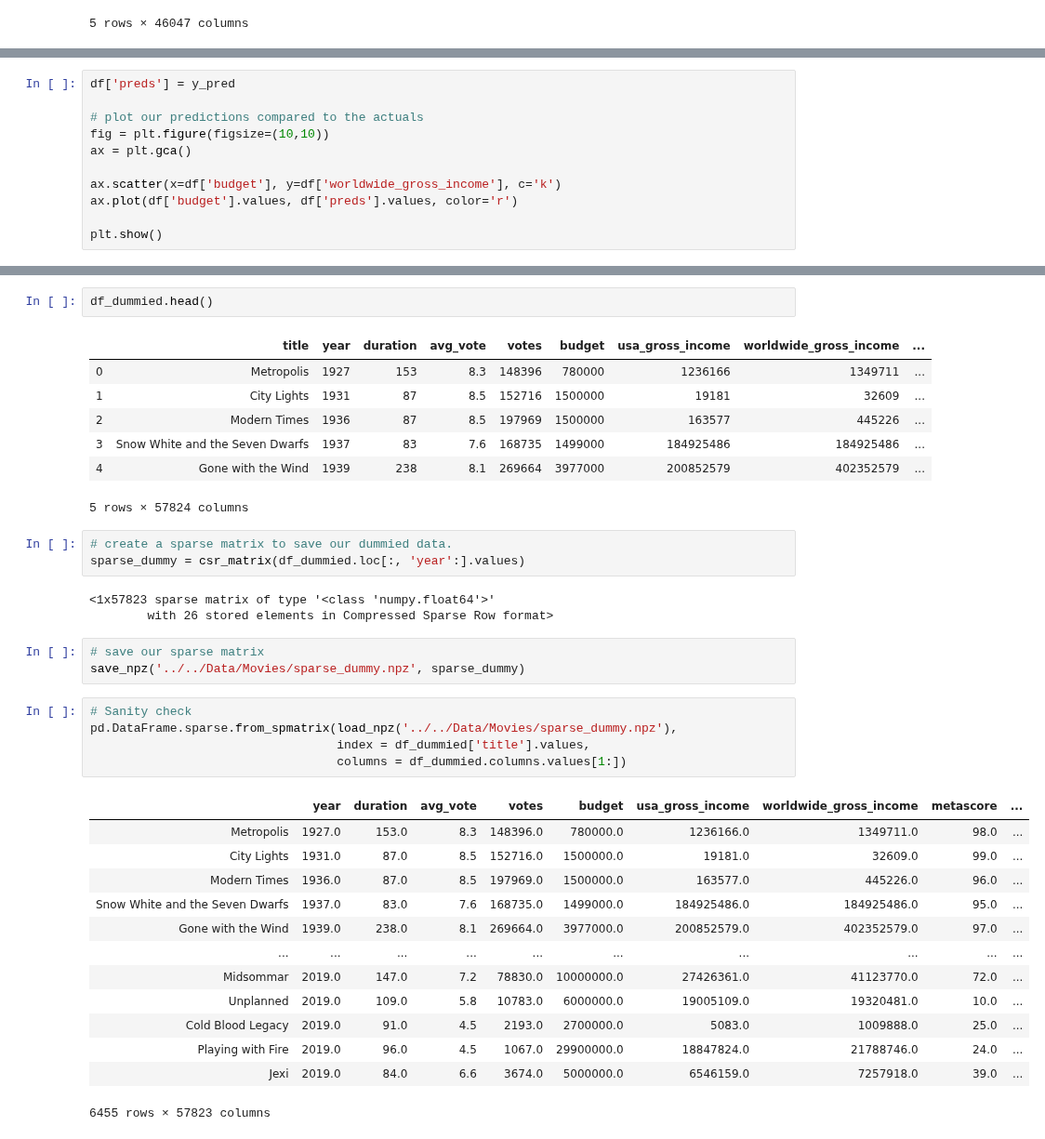
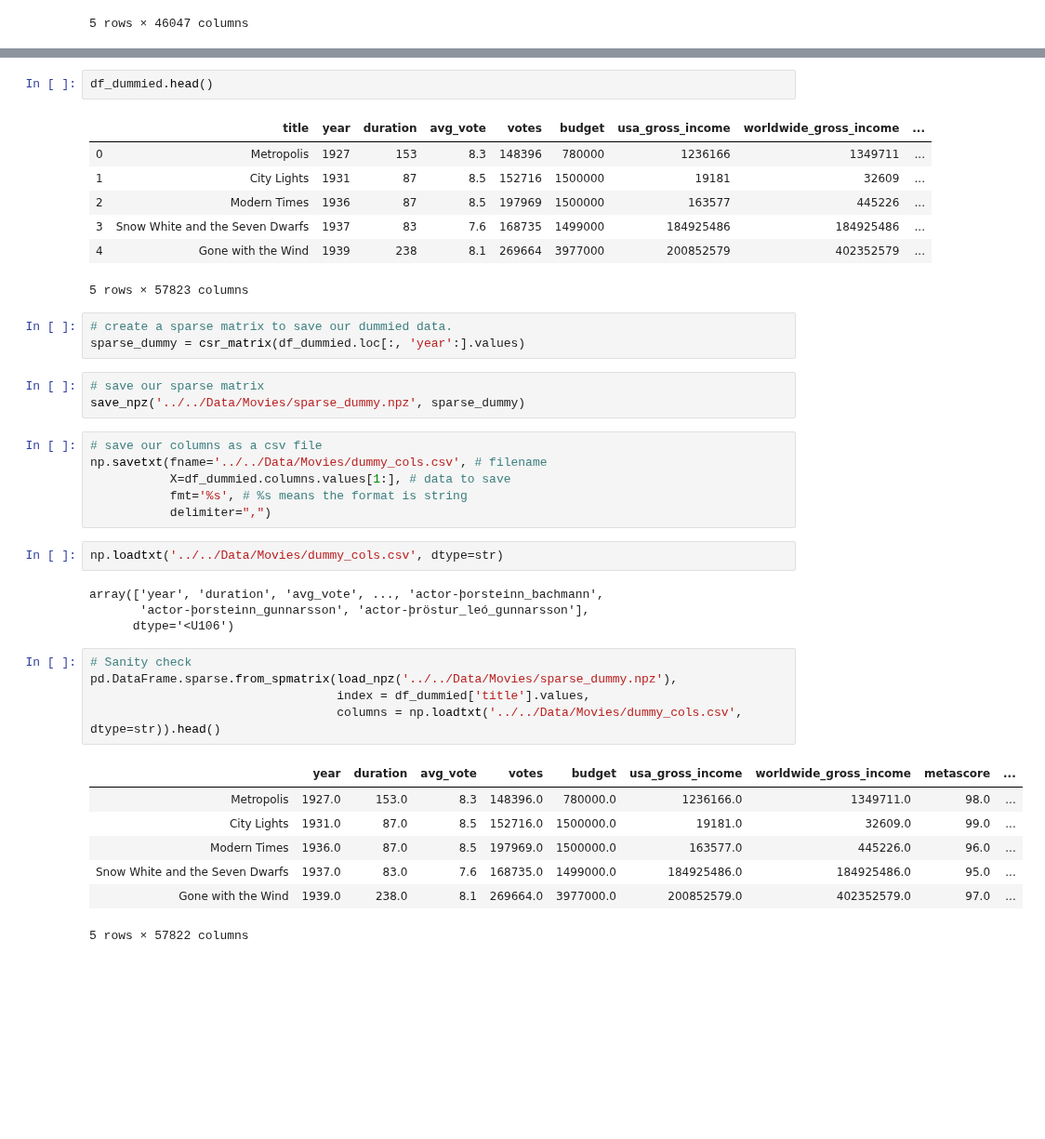
Before and after one commit to CreightonAshton/Scratchwork, a Jupyter notebook: Code/Movies/02-EDA.ipynb, the cells around one changed output, grey strips where cells are left out. Shown at 93% size. Saved outputs shown, nothing was run; the diff lists cells and outputs as text; blank space fills up the shorter version.

```diff
--- a/Code/Movies/02-EDA.ipynb
+++ b/Code/Movies/02-EDA.ipynb
@@ -332,11 +250,0 @@ The average of our residuals means that, on average, our predictions are off by
-# %%
-df['preds'] = y_pred
-
-# plot our predictions compared to the actuals
-fig = plt.figure(figsize=(10,10))
-ax = plt.gca()
-
-ax.scatter(x=df['budget'], y=df['worldwide_gross_income'], c='k')
-ax.plot(df['budget'].values, df['preds'].values, color='r')
-
-plt.show()
@@ -414,32 +296,35 @@ df_dummied.head()
 | 2 | Modern Times | 1936 | 87 | 8.5 | 197969 | 1500000 | 163577 | 445226 | ... |
 | 3 | Snow White and the Seven Dwarfs | 1937 | 83 | 7.6 | 168735 | 1499000 | 184925486 | 184925486 | ... |
 | 4 | Gone with the Wind | 1939 | 238 | 8.1 | 269664 | 3977000 | 200852579 | 402352579 | ... |
-5 rows × 57824 columns
+5 rows × 57823 columns
 # %%
 # create a sparse matrix to save our dummied data.
 sparse_dummy = csr_matrix(df_dummied.loc[:, 'year':].values)
-# %% [output]
-<1x57823 sparse matrix of type '<class 'numpy.float64'>'
-        with 26 stored elements in Compressed Sparse Row format>
 # %%
 # save our sparse matrix
 save_npz('../../Data/Movies/sparse_dummy.npz', sparse_dummy)
+# %%
+# save our columns as a csv file
+np.savetxt(fname='../../Data/Movies/dummy_cols.csv', # filename
+           X=df_dummied.columns.values[1:], # data to save
+           fmt='%s', # %s means the format is string
+           delimiter=",")
+# %%
+np.loadtxt('../../Data/Movies/dummy_cols.csv', dtype=str)
+# %% [output]
+array(['year', 'duration', 'avg_vote', ..., 'actor-þorsteinn_bachmann',
+       'actor-þorsteinn_gunnarsson', 'actor-þröstur_leó_gunnarsson'],
+      dtype='<U106')
 # %%
 # Sanity check
 pd.DataFrame.sparse.from_spmatrix(load_npz('../../Data/Movies/sparse_dummy.npz'),
                                   index = df_dummied['title'].values,
-                                  columns = df_dummied.columns.values[1:])
+                                  columns = np.loadtxt('../../Data/Movies/dummy_cols.csv', dtype=str)).head()
 # %% [output]
 |  | year | duration | avg_vote | votes | budget | usa_gross_income | worldwide_gross_income | metascore | ... |
 | Metropolis | 1927.0 | 153.0 | 8.3 | 148396.0 | 780000.0 | 1236166.0 | 1349711.0 | 98.0 | ... |
 | City Lights | 1931.0 | 87.0 | 8.5 | 152716.0 | 1500000.0 | 19181.0 | 32609.0 | 99.0 | ... |
 | Modern Times | 1936.0 | 87.0 | 8.5 | 197969.0 | 1500000.0 | 163577.0 | 445226.0 | 96.0 | ... |
 | Snow White and the Seven Dwarfs | 1937.0 | 83.0 | 7.6 | 168735.0 | 1499000.0 | 184925486.0 | 184925486.0 | 95.0 | ... |
 | Gone with the Wind | 1939.0 | 238.0 | 8.1 | 269664.0 | 3977000.0 | 200852579.0 | 402352579.0 | 97.0 | ... |
-| ... | ... | ... | ... | ... | ... | ... | ... | ... | ... |
-| Midsommar | 2019.0 | 147.0 | 7.2 | 78830.0 | 10000000.0 | 27426361.0 | 41123770.0 | 72.0 | ... |
-| Unplanned | 2019.0 | 109.0 | 5.8 | 10783.0 | 6000000.0 | 19005109.0 | 19320481.0 | 10.0 | ... |
-| Cold Blood Legacy | 2019.0 | 91.0 | 4.5 | 2193.0 | 2700000.0 | 5083.0 | 1009888.0 | 25.0 | ... |
-| Playing with Fire | 2019.0 | 96.0 | 4.5 | 1067.0 | 29900000.0 | 18847824.0 | 21788746.0 | 24.0 | ... |
-| Jexi | 2019.0 | 84.0 | 6.6 | 3674.0 | 5000000.0 | 6546159.0 | 7257918.0 | 39.0 | ... |
-6455 rows × 57823 columns
+5 rows × 57822 columns
```
Also changed, not shown: parts of 53 cells of this notebook, 3 other files.
